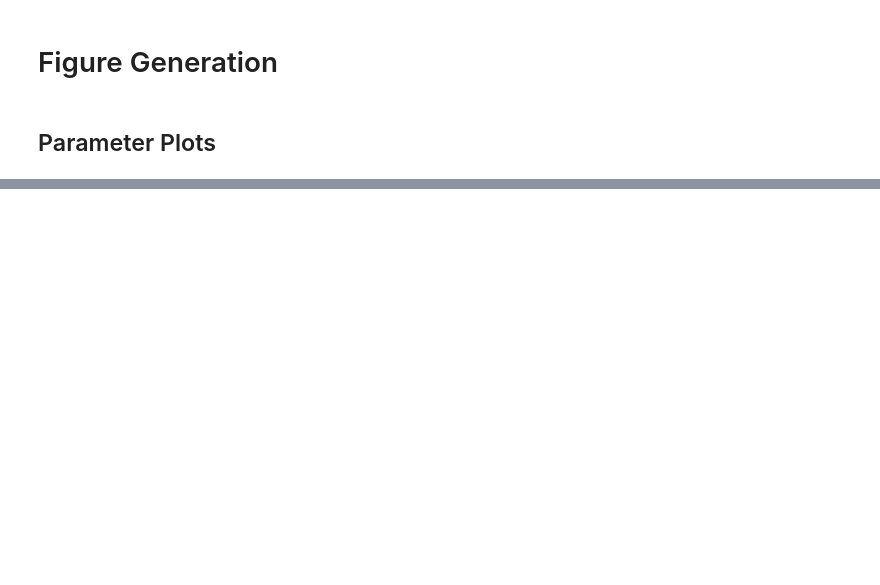
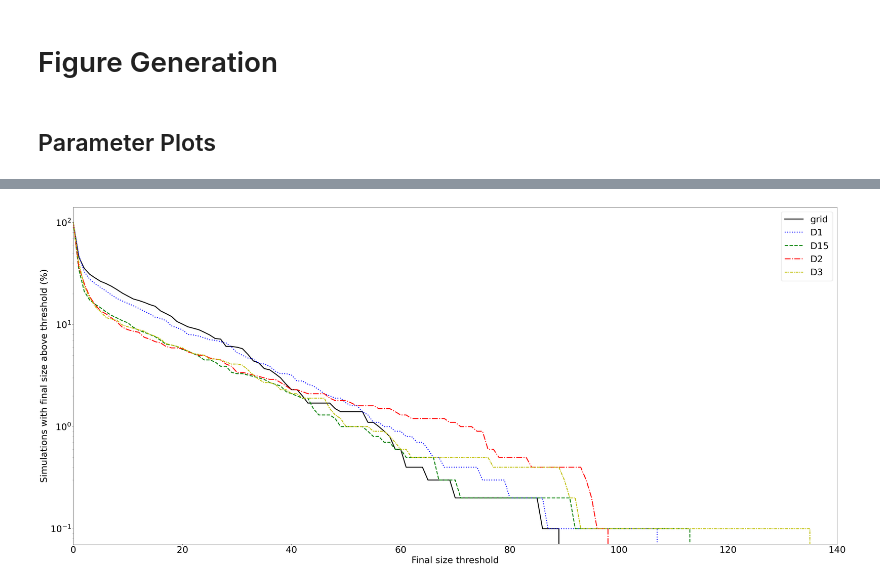
Before and after one commit to joeBr/Rproject-HPAI-modelling, a Jupyter notebook: figures.ipynb, the cells around one changed output, grey strips where cells are left out. Saved outputs shown, nothing was run; the diff lists cells and outputs as text; code cells hidden in the pictures; blank space fills up the shorter version.

```diff
--- a/figures.ipynb
+++ b/figures.ipynb
@@ -65,7 +93,7 @@ for net_type in tqdm(networks):
                         sim = load(f)
                     final_size_data[net_type][period].append(sim[1])
     else:
-        for period in ["pre2021"]:#list(final_size_data[net_type].keys()):
+        for period in list(final_size_data[net_type].keys()):
             for net_ID in range(1,11,1):
                 for RNG_ID in range(1,11,1):
                     for pop_ID in range(1,11,1):
@@ -91,20 +131,0 @@ for n in networks:
-# %%
-fig, ax = plt.subplots(5,2,figsize = (20,50))
-bins = [x-0.5 for x in range(0,350,1)]
-for i in range(2):
-    period = list(final_size_data[net_type].keys())[0]
-    for j in range(5):
-        net = networks[j]
-        data = [sum(x.values()) for x in final_size_data[net][period]]
-        ax[j][i].hist(np.array(data),bins,density=True)
-        print(max(data))
-        print(sum([x for x in data if x>2])/len([x for x in data if x>-1]))
-
-        if i == 0:
-            ax[j][i].set_ylabel(net)
-            ax[j][i].set_xlim([0,100])
-            ax[j][i].set_ylim([0,1])
-
-        if i == 1:
-            ax[j][i].set_xlim([0,20])
-            ax[j][i].set_ylim([0,1])
@@ -167,0 +132,22 @@ plt.xlim(0,max(final_size_D1_post2021))
+# %%
+fig, ax = plt.subplots(1,1,figsize = (45,20))
+colorstring = 'kbgry'
+styles = ["solid","dotted","dashed","dashdot",(0, (3, 1, 1, 1))]
+for i in range(len(networks)):
+    n = networks[i]
+    ax.plot(outbreaks_above["pre2021"][n]/10,colorstring[i],linewidth = 3,linestyle = styles[i])
+#ax[0].set_ylim([0,45])
+ax.set_xlim([0,140])
+ax.set_ylabel("Simulations with final size above threshold (%)")
+ax.set_xlabel("Final size threshold")
+ax.legend(networks)
+
+ax.set_yscale("log")
+#trans = mtransforms.ScaledTranslation(-1.5, 1, fig.dpi_scale_trans)
+#ax[0].text(0.0, 1.0, "a)", transform=ax[0].transAxes + trans,
+#            fontsize=60, va='bottom', fontfamily='serif')
+
+
+plt.savefig("images//pre2021_threshold_plot.png",dpi = 200)
+# %% [output]
+[figure, added]
```
Also changed, not shown: parts of 37 cells of this notebook, 11 other files.
